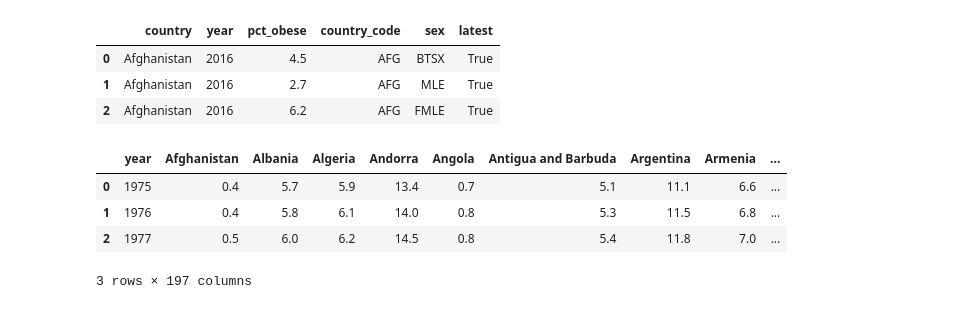
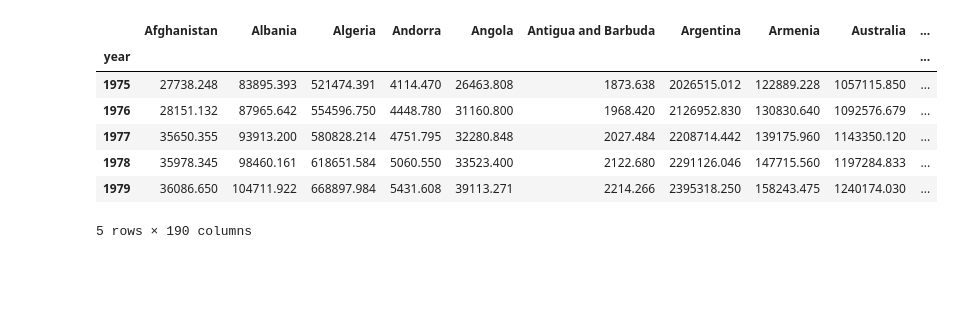
Before and after one commit to midumass/World-Obesity, a Jupyter notebook: Obesity_Predictions.ipynb, the cells around one changed output. Saved outputs shown, nothing was run; the diff lists cells and outputs as text; code cells hidden in the pictures; blank space fills up the shorter version.

```diff
--- a/Obesity_Predictions.ipynb
+++ b/Obesity_Predictions.ipynb
@@ -12,19 +27,17 @@ from statsmodels.tsa.stattools import adfuller
 # %%
-obs = pd.read_csv('./obesity_clean.csv', index_col = 0)
-obs_means = pd.read_csv('./obesity_means.csv', index_col = 0)
-obs_years = pd.read_csv('./obesity_years.csv', index_col = 0)
+obs = pd.read_csv('obesity_sums.csv', index_col = 1)
+pop = pd.read_csv('pop_sums.csv', index_col = 1)
+# %%
+obs.drop(columns = obs.columns[0], inplace = True)
+pop.drop(columns = pop.columns[0], inplace = True)
 # %%
-obs.head(3)
+obs.head()
 # %% [output]
-|  | country | year | pct_obese | country_code | sex | latest |
-| 0 | Afghanistan | 2016 | 4.5 | AFG | BTSX | True |
-| 1 | Afghanistan | 2016 | 2.7 | AFG | MLE | True |
-| 2 | Afghanistan | 2016 | 6.2 | AFG | FMLE | True |
+|  | Afghanistan | Albania | Algeria | Andorra | Angola | Antigua and Barbuda | Argentina | Armenia | Australia | ... |
+| year |  |  |  |  |  |  |  |  |  | ... |
+| 1975 | 27738.248 | 83895.393 | 521474.391 | 4114.470 | 26463.808 | 1873.638 | 2026515.012 | 122889.228 | 1057115.850 | ... |
+| 1976 | 28151.132 | 87965.642 | 554596.750 | 4448.780 | 31160.800 | 1968.420 | 2126952.830 | 130830.640 | 1092576.679 | ... |
+| 1977 | 35650.355 | 93913.200 | 580828.214 | 4751.795 | 32280.848 | 2027.484 | 2208714.442 | 139175.960 | 1143350.120 | ... |
+| 1978 | 35978.345 | 98460.161 | 618651.584 | 5060.550 | 33523.400 | 2122.680 | 2291126.046 | 147715.560 | 1197284.833 | ... |
+| 1979 | 36086.650 | 104711.922 | 668897.984 | 5431.608 | 39113.271 | 2214.266 | 2395318.250 | 158243.475 | 1240174.030 | ... |
+5 rows × 190 columns
-# %%
-obs_means.head(3)
-# %% [output]
-|  | year | Afghanistan | Albania | Algeria | Andorra | Angola | Antigua and Barbuda | Argentina | Armenia | ... |
-| 0 | 1975 | 0.4 | 5.7 | 5.9 | 13.4 | 0.7 | 5.1 | 11.1 | 6.6 | ... |
-| 1 | 1976 | 0.4 | 5.8 | 6.1 | 14.0 | 0.8 | 5.3 | 11.5 | 6.8 | ... |
-| 2 | 1977 | 0.5 | 6.0 | 6.2 | 14.5 | 0.8 | 5.4 | 11.8 | 7.0 | ... |
-3 rows × 197 columns
```
Also changed, not shown: parts of 23 cells of this notebook, 5 other files.
